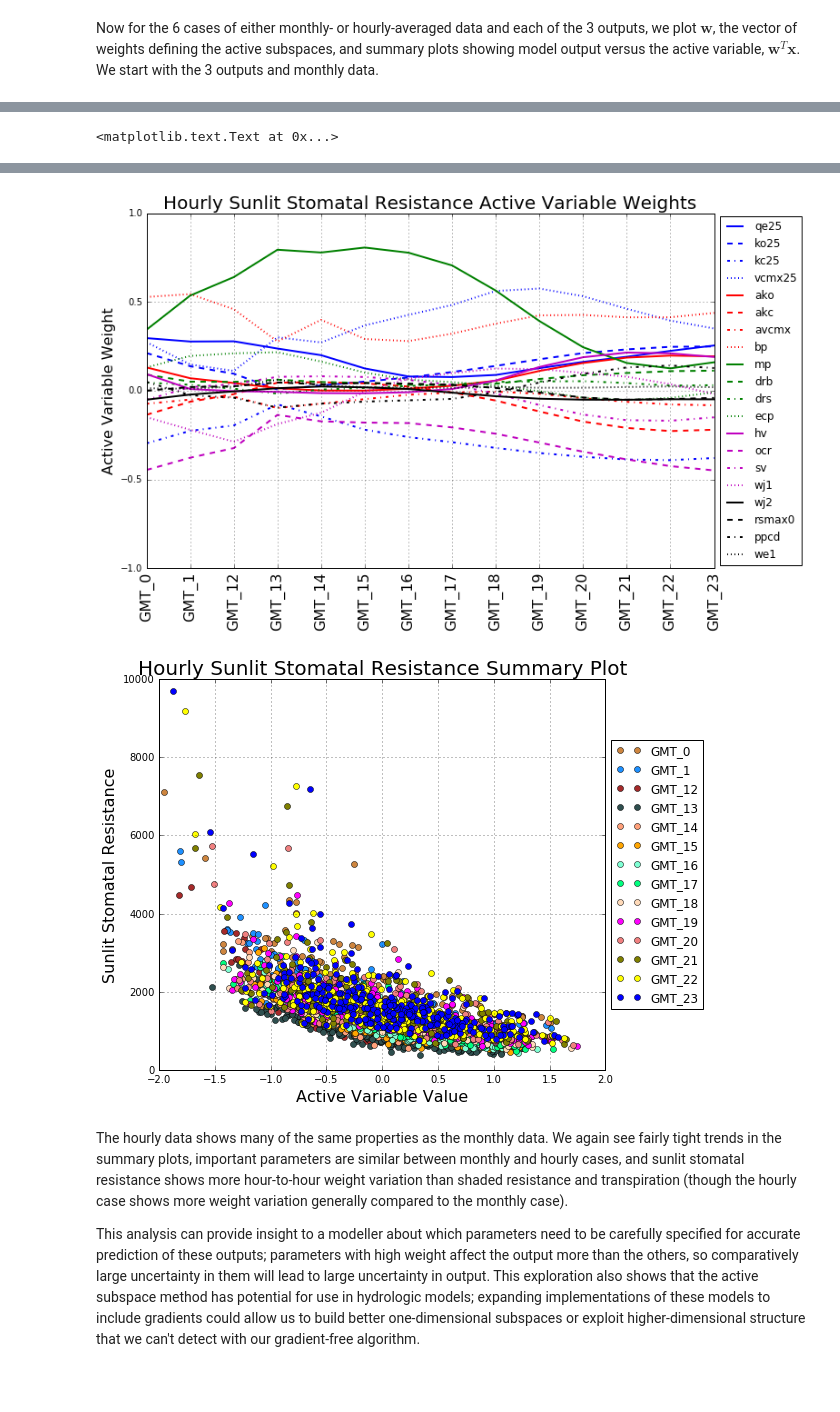
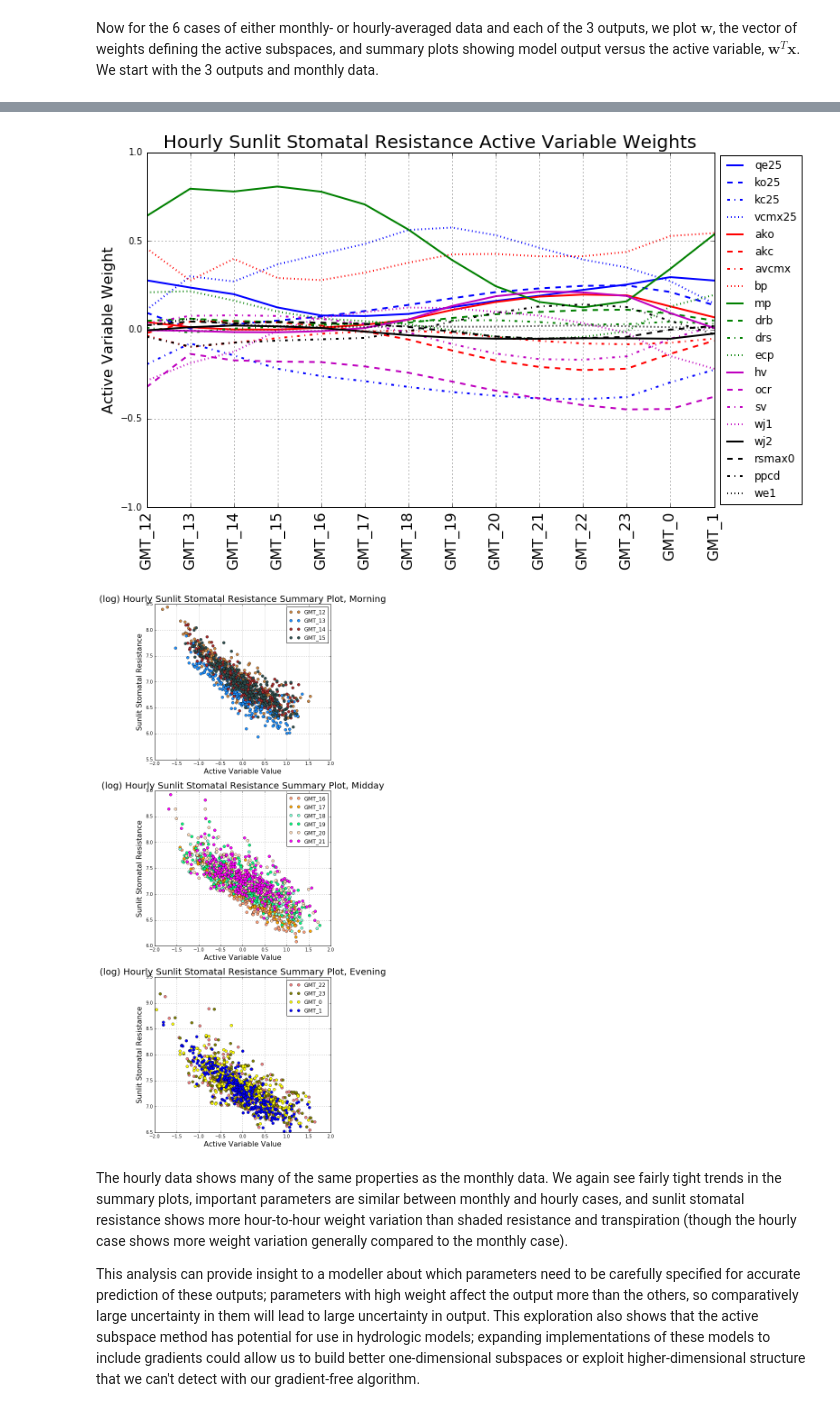
Before and after one commit to paulcon/as-data-sets, a Jupyter notebook: Stomatal_Resistance/Stomatal_Resistance.ipynb, the cells around one changed output, grey strips where cells are left out. Drawn from its saved outputs; the diff is of its cells as text; code cells hidden in the pictures; blank space fills up the shorter version.

```diff
--- a/Stomatal_Resistance/Stomatal_Resistance.ipynb
+++ b/Stomatal_Resistance/Stomatal_Resistance.ipynb
@@ -106,16 +106,16 @@ trans_monthly = pn.DataFrame.from_csv('Tonzi_Stomata_SC.mo_avg_tran_veg.txt', se
 month_labels = ["September", "October", "November", "December", "January", "February",
                 "March", "April", "May", "June", "July", "August"]
 
+#Labels for the hours
+hour_labels = ["GMT_12", "GMT_13", "GMT_14", "GMT_15", "GMT_16", "GMT_17",
+               "GMT_18", "GMT_19", "GMT_20", "GMT_21", "GMT_22", "GMT_23", "GMT_0", "GMT_1"]
 #Read hourly-averaged model output
 res_shade_hourly = pn.DataFrame.from_csv('Tonzi_Stomata_SC.JJA_hr_avg_rssha.txt', sep=' ',
-                                         index_col=None).as_matrix()
+                                         index_col=None)[hour_labels].as_matrix()
 res_sun_hourly = pn.DataFrame.from_csv('Tonzi_Stomata_SC.JJA_hr_avg_rssun.txt', sep=' ',
-                                         index_col=None).as_matrix()
+                                         index_col=None)[hour_labels].as_matrix()
 trans_hourly = pn.DataFrame.from_csv('Tonzi_Stomata_SC.JJA_hr_avg_tran_veg.txt', sep=' ',
-                                         index_col=None).as_matrix()
-#Labels for the hours
-hour_labels = ["GMT_0", "GMT_1", "GMT_12", "GMT_13", "GMT_14", "GMT_15", "GMT_16", "GMT_17",
-               "GMT_18", "GMT_19", "GMT_20", "GMT_21", "GMT_22", "GMT_23"]
+                                         index_col=None)[hour_labels].as_matrix()
 # %% [markdown]
 Now for the 6 cases of either monthly- or hourly-averaged data and each of the 3 outputs, we plot $\mathbf w$, the vector of weights defining the active subspaces, and summary plots showing model output versus the active variable, $\mathbf w^T\mathbf x$. We start with the 3 outputs and monthly data.
 # %%
@@ -429,17 +441,17 @@ plt.gca().set_position([box.x0, box.y0, box.width * 0.8, box.height])
 plt.legend(loc='center left', bbox_to_anchor=(1, 0.5))
 plt.title('Hourly Sunlit Stomatal Resistance Active Variable Weights', fontsize=20)
 
-plt.figure(figsize=(10, 7))
-for i in range(res_sun_hourly.shape[1]):
-    ss.compute(X=XX, f=res_sun_hourly[:,i][:,None], sstype='OLS')
-    plt.plot(XX.dot(ss.W1), res_sun_hourly[:,i], linewidth=0, marker='o', color=colors[i],
-             markersize=6, label=hour_labels[i])
-plt.grid(True)
-plt.ylabel('Sunlit Stomatal Resistance', fontsize=16)
-plt.xlabel('Active Variable Value', fontsize=16)
-box = plt.gca().get_position()
-plt.gca().set_position([box.x0, box.y0, box.width * 0.8, box.height])
-plt.legend(loc='center left', bbox_to_anchor=(1, 0.5))
-plt.title('Hourly Sunlit Stomatal Resistance Summary Plot', fontsize=20)
+plt.subplots(3, 1, figsize=(7, 7*3))
+for j in range(3):
+    plt.subplot(3, 1, j+1)
+    for k in range(len(indices[j])):
+        i = indices[j][k]
+        ss.compute(X=XX, f=res_sun_hourly[:,i][:,None], sstype='OLS')
+        plt.plot(XX.dot(ss.W1), np.log(res_sun_hourly[:,i]), linewidth=0, marker='o',
+                 color=colors[i], markersize=6, label=hour_labels[i])
+    plt.grid(True)
+    plt.ylabel('Sunlit Stomatal Resistance', fontsize=16)
+    plt.xlabel('Active Variable Value', fontsize=16)
+    plt.legend(loc='upper right')
+    plt.title('(log) Hourly Sunlit Stomatal Resistance Summary Plot, {}'.format(times[j]), fontsize=20)
 # %% [output]
-<matplotlib.text.Text at 0x...>
@@ -447,5 +459,5 @@ plt.title('Hourly Sunlit Stomatal Resistance Summary Plot', fontsize=20)
-[figure, old version]
+[figure, new version]
-[figure, old version]
+[figure, new version]
 # %% [markdown]
 The hourly data shows many of the same properties as the monthly data. We again see fairly tight trends in the summary plots, important parameters are similar between monthly and hourly cases, and sunlit stomatal resistance shows more hour-to-hour weight variation than shaded resistance and transpiration (though the hourly case shows more weight variation generally compared to the monthly case).
 
```
Also changed, not shown: parts of 7 cells of this notebook.
